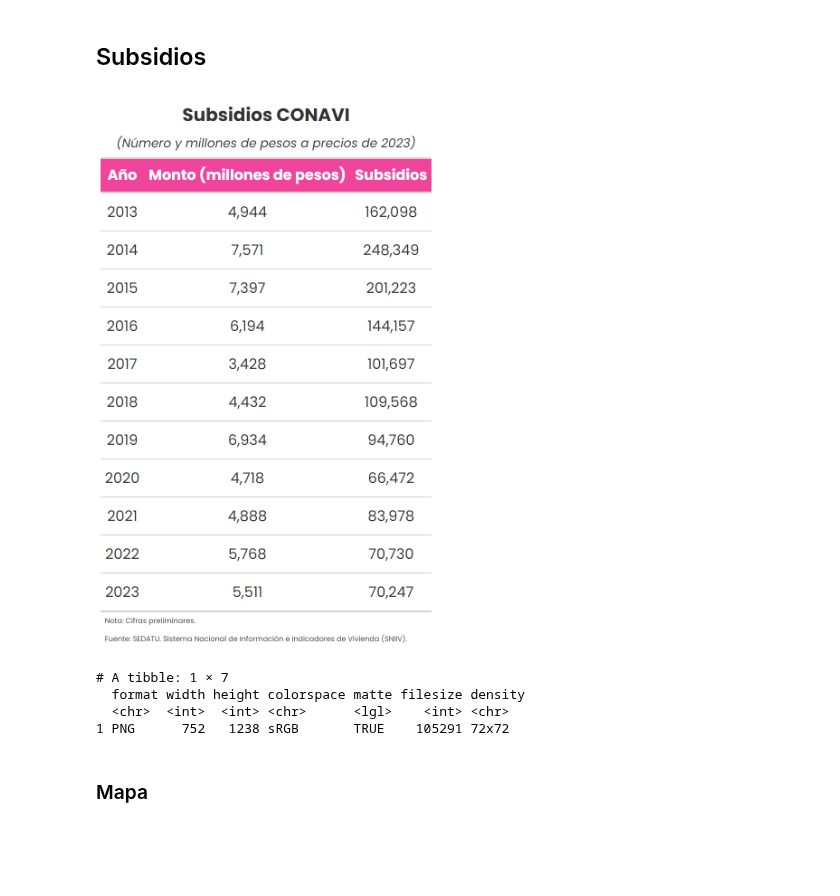
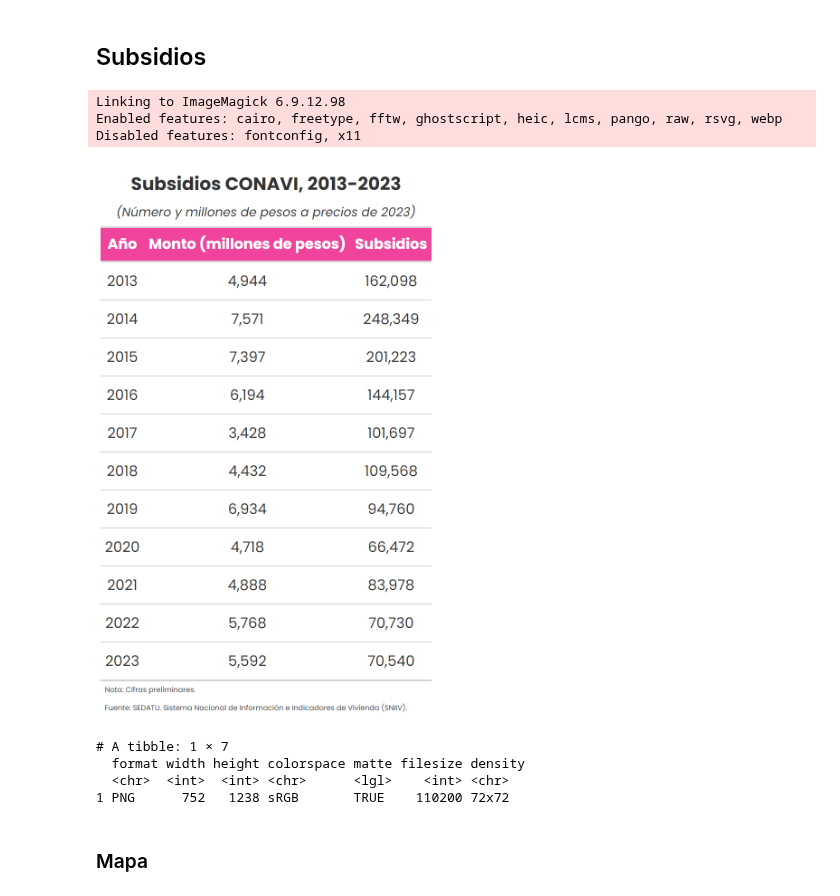
Before and after one commit to claudiodanielpc/datavivi, a Jupyter notebook: numeralia.ipynb, the cells around one changed output. Saved outputs shown, nothing was run; the diff lists cells and outputs as text; code cells hidden in the pictures; blank space fills up the shorter version.

```diff
--- a/numeralia.ipynb
+++ b/numeralia.ipynb
@@ -243,7 +245,7 @@ A data.frame: 11 × 4
 # %% [markdown]
 ## Subsidios
 # %%
-url="https://sniiv.sedatu.gob.mx/api/CuboAPI/GetFinanciamiento/2013,2023/0/0/anio,organismo,estado"
+url="https://qa-sniiv.sedatu.gob.mx/api/CuboAPI/GetFinanciamiento/2013,2023/0/0/anio,organismo,estado"
 # %%
 df<-consulta_api(url)%>%
 arrange(año)%>%
@@ -253,17 +255,20 @@ select(-organismo)
 # %%
 df%>%
 agrupa_dato_anual("Subsidios")%>%
 actualiza_precios(inpc)%>%
 select(Año, monto_actualizado, Subsidios)%>%
 rename("Monto (millones de pesos)" = monto_actualizado)%>%
 #Crear tabla
-crea_tabla("Subsidios CONAVI","subsidios.png")
+crea_tabla("Subsidios CONAVI, 2013-2023","subsidios.png")
 # %% [output]
+Linking to ImageMagick 6.9.12.98
+Enabled features: cairo, freetype, fftw, ghostscript, heic, lcms, pango, raw, rsvg, webp
+Disabled features: fontconfig, x11
-[figure, old version]
+[figure, new version]
-# A tibble: 1 × 7
-  format width height colorspace matte filesize density
-  <chr>  <int>  <int> <chr>      <lgl>    <int> <chr>
-1 PNG      752   1238 sRGB       TRUE    105291 72x72
+# A tibble: 1 × 7
+  format width height colorspace matte filesize density
+  <chr>  <int>  <int> <chr>      <lgl>    <int> <chr>
+1 PNG      752   1238 sRGB       TRUE    110200 72x72
 # %% [markdown]
 ### Mapa
 # %%
```
Also changed, not shown: parts of 8 cells of this notebook.
